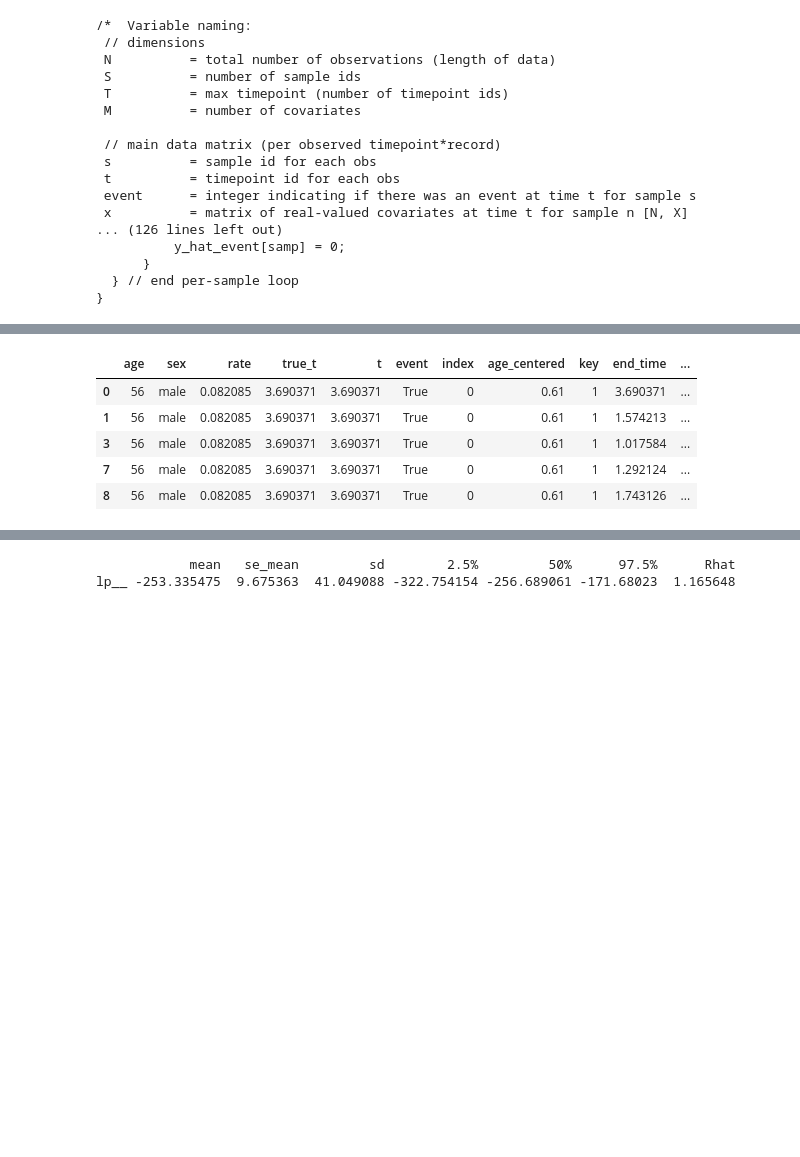
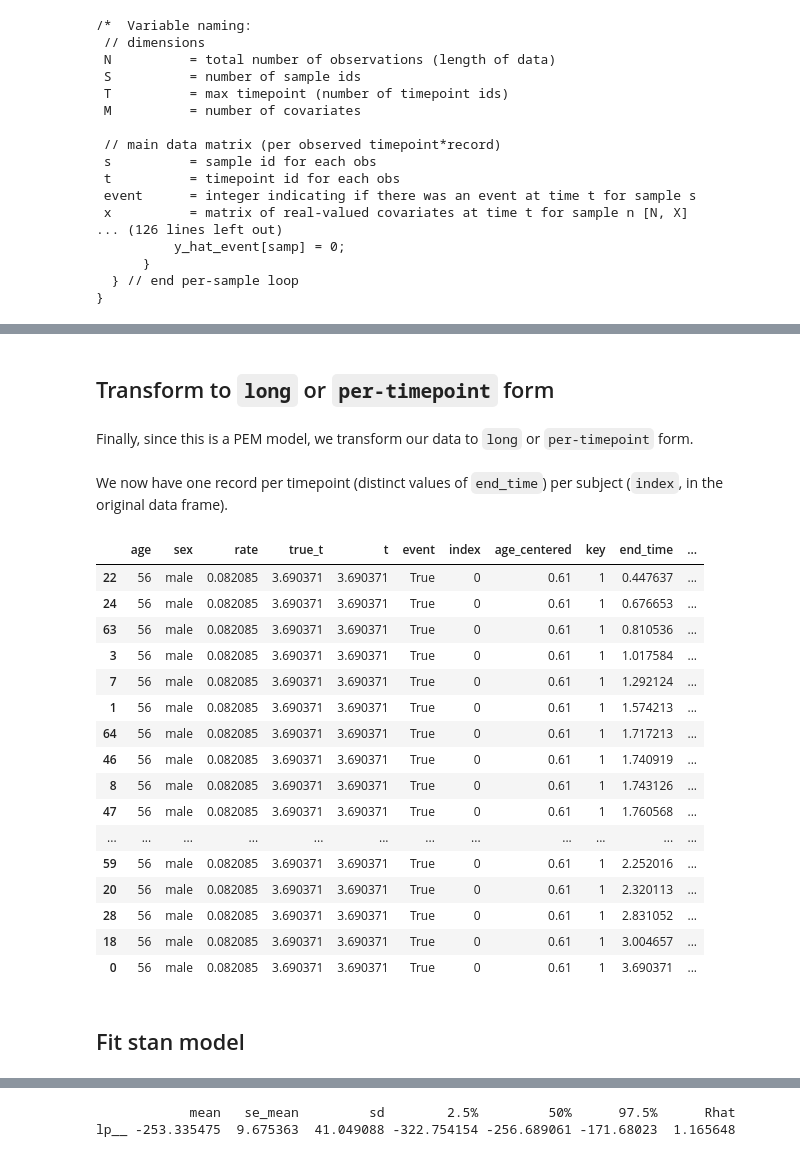
Before and after one commit to hammerlab/survivalstan, a Jupyter notebook: example-notebooks/Test pem_survival_model with simulated data.ipynb, the cells around one changed output, grey strips where cells are left out. Saved outputs shown, nothing was run; the diff lists cells and outputs as text; code cells hidden in the pictures; blank space fills up the shorter version.

```diff
--- a/example-notebooks/Test pem_survival_model with simulated data.ipynb
+++ b/example-notebooks/Test pem_survival_model with simulated data.ipynb
@@ -62,11 +122,31 @@ plt.legend()
+# %% [markdown]
+## Transform to `long` or `per-timepoint` form
+# %% [markdown]
+Finally, since this is a PEM model, we transform our data to `long` or `per-timepoint` form.
 # %%
 dlong = survivalstan.prep_data_long_surv(df=d, event_col='event', time_col='t')
+dlong.sort_values(['index','end_time'], inplace=True)
-# %%
-dlong.head()
-# %% [output]
-|  | age | sex | rate | true_t | t | event | index | age_centered | key | end_time | ... |
-| 0 | 56 | male | 0.082085 | 3.690371 | 3.690371 | True | 0 | 0.61 | 1 | 3.690371 | ... |
-| 1 | 56 | male | 0.082085 | 3.690371 | 3.690371 | True | 0 | 0.61 | 1 | 1.574213 | ... |
-| 3 | 56 | male | 0.082085 | 3.690371 | 3.690371 | True | 0 | 0.61 | 1 | 1.017584 | ... |
-| 7 | 56 | male | 0.082085 | 3.690371 | 3.690371 | True | 0 | 0.61 | 1 | 1.292124 | ... |
-| 8 | 56 | male | 0.082085 | 3.690371 | 3.690371 | True | 0 | 0.61 | 1 | 1.743126 | ... |
+# %% [markdown]
+We now have one record per timepoint (distinct values of `end_time`) per subject (`index`, in the original data frame).
+# %%
+dlong.query('index == 0')
+# %% [output]
+|  | age | sex | rate | true_t | t | event | index | age_centered | key | end_time | ... |
+| 22 | 56 | male | 0.082085 | 3.690371 | 3.690371 | True | 0 | 0.61 | 1 | 0.447637 | ... |
+| 24 | 56 | male | 0.082085 | 3.690371 | 3.690371 | True | 0 | 0.61 | 1 | 0.676653 | ... |
+| 63 | 56 | male | 0.082085 | 3.690371 | 3.690371 | True | 0 | 0.61 | 1 | 0.810536 | ... |
+| 3 | 56 | male | 0.082085 | 3.690371 | 3.690371 | True | 0 | 0.61 | 1 | 1.017584 | ... |
+| 7 | 56 | male | 0.082085 | 3.690371 | 3.690371 | True | 0 | 0.61 | 1 | 1.292124 | ... |
+| 1 | 56 | male | 0.082085 | 3.690371 | 3.690371 | True | 0 | 0.61 | 1 | 1.574213 | ... |
+| 64 | 56 | male | 0.082085 | 3.690371 | 3.690371 | True | 0 | 0.61 | 1 | 1.717213 | ... |
+| 46 | 56 | male | 0.082085 | 3.690371 | 3.690371 | True | 0 | 0.61 | 1 | 1.740919 | ... |
+| 8 | 56 | male | 0.082085 | 3.690371 | 3.690371 | True | 0 | 0.61 | 1 | 1.743126 | ... |
+| 47 | 56 | male | 0.082085 | 3.690371 | 3.690371 | True | 0 | 0.61 | 1 | 1.760568 | ... |
+| ... | ... | ... | ... | ... | ... | ... | ... | ... | ... | ... | ... |
+| 59 | 56 | male | 0.082085 | 3.690371 | 3.690371 | True | 0 | 0.61 | 1 | 2.252016 | ... |
+| 20 | 56 | male | 0.082085 | 3.690371 | 3.690371 | True | 0 | 0.61 | 1 | 2.320113 | ... |
+| 28 | 56 | male | 0.082085 | 3.690371 | 3.690371 | True | 0 | 0.61 | 1 | 2.831052 | ... |
+| 18 | 56 | male | 0.082085 | 3.690371 | 3.690371 | True | 0 | 0.61 | 1 | 3.004657 | ... |
+| 0 | 56 | male | 0.082085 | 3.690371 | 3.690371 | True | 0 | 0.61 | 1 | 3.690371 | ... |
+# %% [markdown]
+## Fit stan model
```
Also changed, not shown: parts of 24 cells of this notebook.
